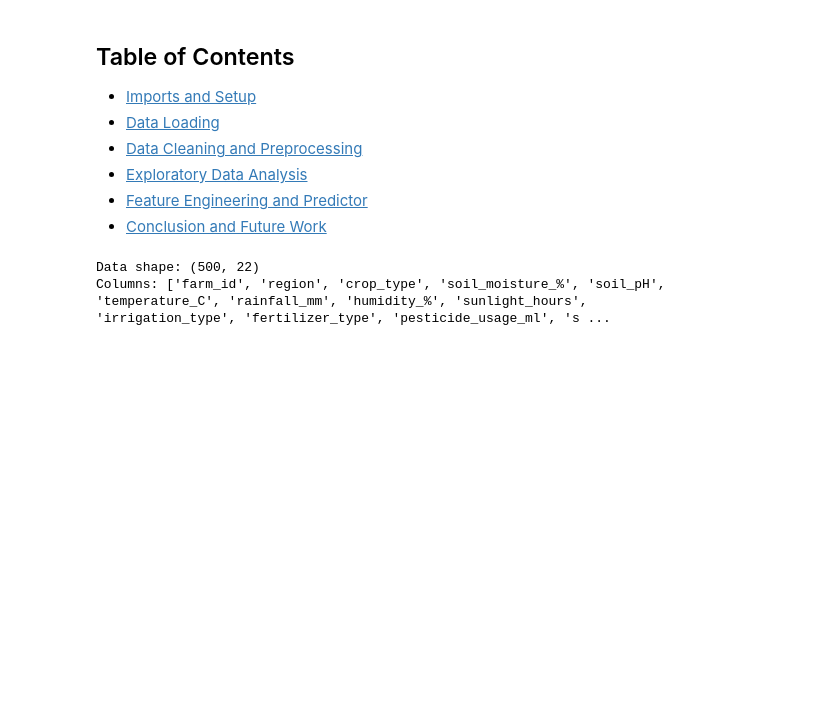
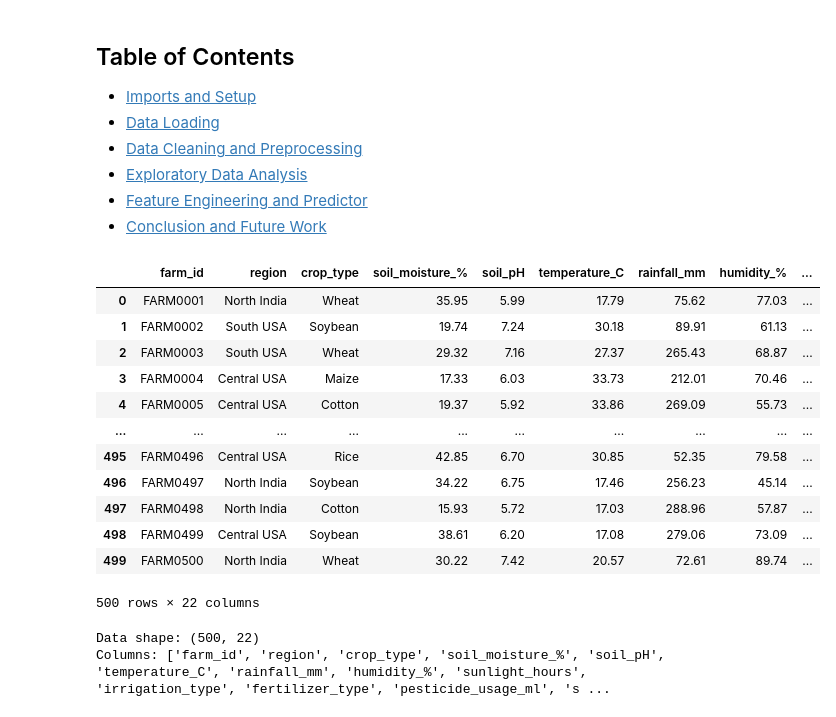
Before and after one commit to balkrishna-16/Datascience-in-Python, a Jupyter notebook: smart-farming-crop-yield-prediction.ipynb, the cells around one changed output. Drawn from its saved outputs; the diff is of its cells as text; code cells hidden in the pictures; blank space fills up the shorter version.

```diff
--- a/smart-farming-crop-yield-prediction.ipynb
+++ b/smart-farming-crop-yield-prediction.ipynb
@@ -16,3 +16,21 @@ Welcome curious data explorer. This notebook dives into the world of smart farmi
 - [Exploratory Data Analysis](#Exploratory-Data-Analysis)
 - [Feature Engineering and Predictor](#Feature-Engineering-and-Predictor)
 - [Conclusion and Future Work](#Conclusion-and-Future-Work)
+# %%
+import pandas as pd
+df = pd.read_csv("Smart_Farming_Crop_Yield_2024.csv")
+df
+# %% [output]
+|  | farm_id | region | crop_type | soil_moisture_% | soil_pH | temperature_C | rainfall_mm | humidity_% | ... |
+| 0 | FARM0001 | North India | Wheat | 35.95 | 5.99 | 17.79 | 75.62 | 77.03 | ... |
+| 1 | FARM0002 | South USA | Soybean | 19.74 | 7.24 | 30.18 | 89.91 | 61.13 | ... |
+| 2 | FARM0003 | South USA | Wheat | 29.32 | 7.16 | 27.37 | 265.43 | 68.87 | ... |
+| 3 | FARM0004 | Central USA | Maize | 17.33 | 6.03 | 33.73 | 212.01 | 70.46 | ... |
+| 4 | FARM0005 | Central USA | Cotton | 19.37 | 5.92 | 33.86 | 269.09 | 55.73 | ... |
+| ... | ... | ... | ... | ... | ... | ... | ... | ... | ... |
+| 495 | FARM0496 | Central USA | Rice | 42.85 | 6.70 | 30.85 | 52.35 | 79.58 | ... |
+| 496 | FARM0497 | North India | Soybean | 34.22 | 6.75 | 17.46 | 256.23 | 45.14 | ... |
+| 497 | FARM0498 | North India | Cotton | 15.93 | 5.72 | 17.03 | 288.96 | 57.87 | ... |
+| 498 | FARM0499 | Central USA | Soybean | 38.61 | 6.20 | 17.08 | 279.06 | 73.09 | ... |
+| 499 | FARM0500 | North India | Wheat | 30.22 | 7.42 | 20.57 | 72.61 | 89.74 | ... |
+500 rows × 22 columns
```
Also changed, not shown: parts of 5 cells of this notebook, 2 other files.
